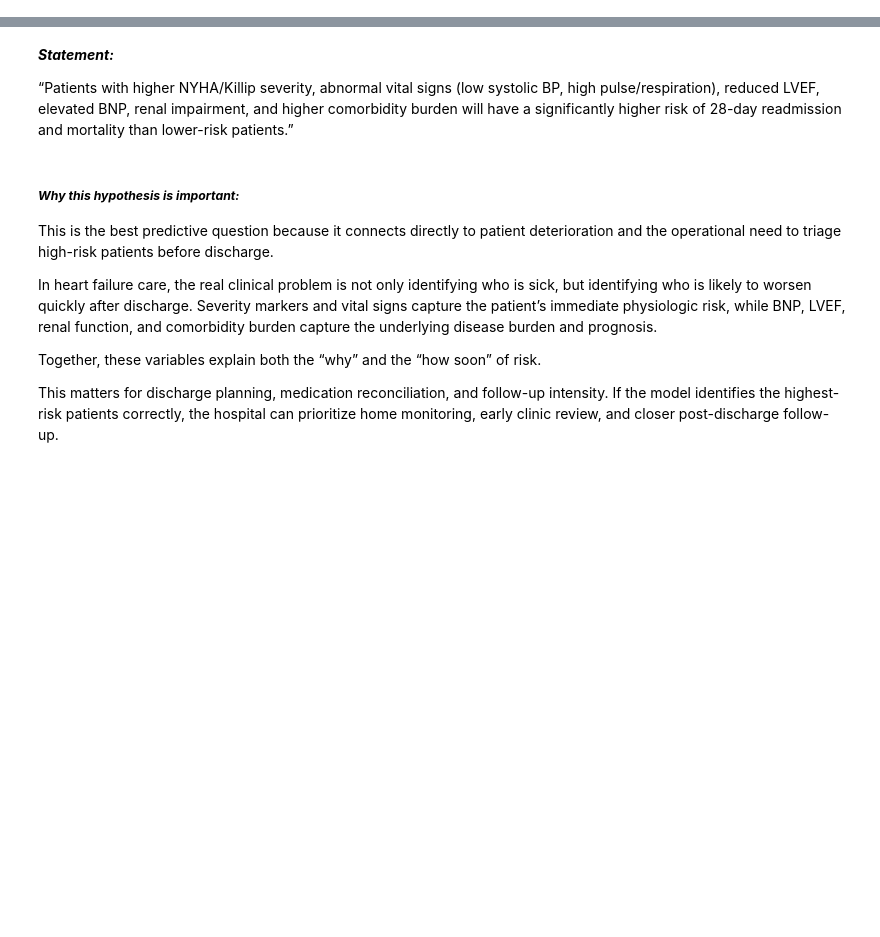
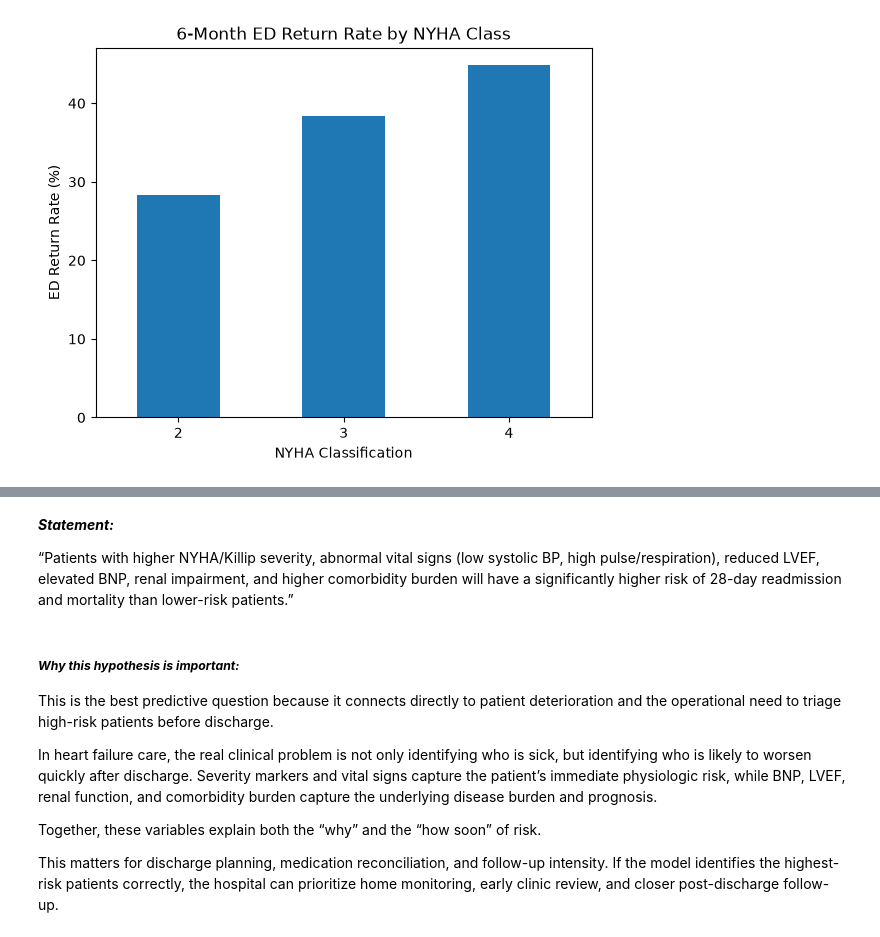
Before and after one commit to Yasasmini/Team3_PyCoders_PythonHackathon_SEP2026, a Jupyter notebook: Team3_PyCoders_Category4.Predictive.ipynb, the cells around one changed output, grey strips where cells are left out. Cells and saved outputs as stored; diff of their text form; code cells hidden in the pictures; blank space fills up the shorter version.

```diff
--- a/Team3_PyCoders_Category4.Predictive.ipynb
+++ b/Team3_PyCoders_Category4.Predictive.ipynb
@@ -0,0 +131,16 @@
+# %%
+nyha_rate = (
+    hf_df.groupby("nyha_cardiac_function_classification")[target]
+    .mean()
+    .mul(100)
+)
+
+nyha_rate.plot(kind="bar")
+
+plt.title("6-Month ED Return Rate by NYHA Class")
+plt.xlabel("NYHA Classification")
+plt.ylabel("ED Return Rate (%)")
+plt.xticks(rotation=0)
+plt.show()
+# %% [output]
+[figure, added]
```
Also changed, not shown: parts of 28 cells of this notebook.
